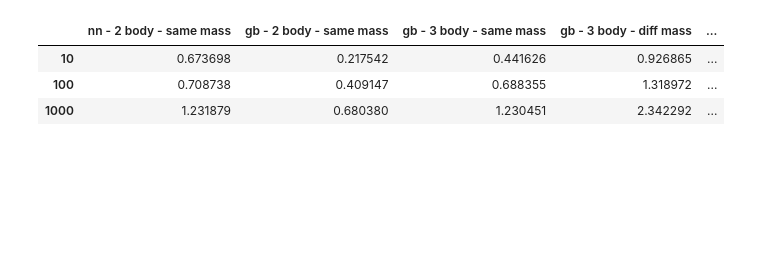
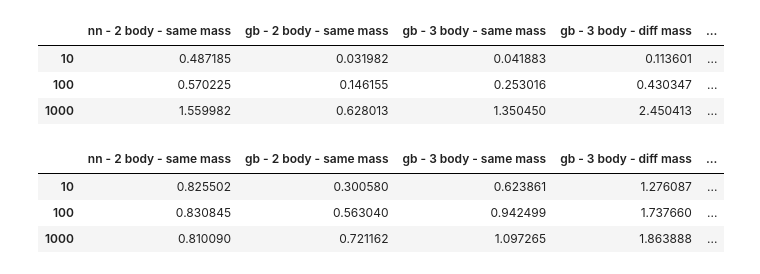
Before and after one commit to redwin21/n-body-problem, a Jupyter notebook: images/model_performance_plot.ipynb, the cells around one changed output. Saved outputs shown, nothing was run; the diff lists cells and outputs as text; code cells hidden in the pictures; blank space fills up the shorter version.

```diff
--- a/images/model_performance_plot.ipynb
+++ b/images/model_performance_plot.ipynb
@@ -7,20 +7,37 @@ plt.style.use("ggplot")
 %matplotlib inline
 # %%
-data = {
-    'nn - 2 body - same mass': [0.6736981971991173, 0.7087378867937281, 1.2318787586011237],
-    'gb - 2 body - same mass': [0.21754216531914175, 0.4091465745889179, 0.6803796973228321],
-    'gb - 3 body - same mass': [0.44162589578527767, 0.6883552137643727, 1.23045057770961],
-    'gb - 3 body - diff mass': [0.926865444562274, 1.3189722859293307, 2.342292422475718],
-    'gb - 2 body - same mass - optimized': [0.1913612485318298, 0.29361707364365747, 0.4883447101193441],
-    'gb - 3 body - same mass - optimized': [0.3897947428618282, 0.6238479959027179, 1.1146176036254605],
+r = {
+    'nn - 2 body - same mass': [0.48718450329195334, 0.5702250433965922, 1.5599819009454432],
+    'gb - 2 body - same mass': [0.03198208649896947, 0.14615514408441144, 0.6280126451762782],
+    'gb - 3 body - same mass': [0.04188334984284575, 0.2530156393751767, 1.3504504465683127],
+    'gb - 3 body - diff mass': [0.1136007140203839, 0.43034650674835967, 2.450412875215651],
+    'gb - 2 body - same mass - optimized': [0.004881923709180418, 0.04299154917672209, 0.282050401885859],
+    'gb - 3 body - same mass - optimized': [0.015277748587549976, 0.12463087650801724, 0.8064529040568457],
 }
 
-df = pd.DataFrame(data, index=['10','100','1000'])
+v = {
+    'nn - 2 body - same mass': [0.8255023558412633, 0.8308453961088554, 0.8100902337759422],
+    'gb - 2 body - same mass': [0.300579637723342, 0.5630396941670982, 0.7211615388886904],
+    'gb - 3 body - same mass': [0.6238610056241741, 0.9424990659730773, 1.097264555619048],
+    'gb - 3 body - diff mass': [1.2760871537216776, 1.7376604816844348, 1.8638876745654425],
+    'gb - 2 body - same mass - optimized': [0.1391346778969551, 0.25087248665547307, 0.39859631241614507],
+    'gb - 3 body - same mass - optimized': [0.301126330393731, 0.6065069271284586, 0.765203535878554],
+}
+
+r_df = pd.DataFrame(r, index=['10','100','1000'])
+v_df = pd.DataFrame(v, index=['10','100','1000'])
-# %%
-df
-# %% [output]
-|  | nn - 2 body - same mass | gb - 2 body - same mass | gb - 3 body - same mass | gb - 3 body - diff mass | ... |
-| 10 | 0.673698 | 0.217542 | 0.441626 | 0.926865 | ... |
-| 100 | 0.708738 | 0.409147 | 0.688355 | 1.318972 | ... |
-| 1000 | 1.231879 | 0.680380 | 1.230451 | 2.342292 | ... |
+# %%
+r_df
+# %% [output]
+|  | nn - 2 body - same mass | gb - 2 body - same mass | gb - 3 body - same mass | gb - 3 body - diff mass | ... |
+| 10 | 0.487185 | 0.031982 | 0.041883 | 0.113601 | ... |
+| 100 | 0.570225 | 0.146155 | 0.253016 | 0.430347 | ... |
+| 1000 | 1.559982 | 0.628013 | 1.350450 | 2.450413 | ... |
+# %%
+v_df
+# %% [output]
+|  | nn - 2 body - same mass | gb - 2 body - same mass | gb - 3 body - same mass | gb - 3 body - diff mass | ... |
+| 10 | 0.825502 | 0.300580 | 0.623861 | 1.276087 | ... |
+| 100 | 0.830845 | 0.563040 | 0.942499 | 1.737660 | ... |
+| 1000 | 0.810090 | 0.721162 | 1.097265 | 1.863888 | ... |
 # %%
```
Also changed, not shown: parts of 2 cells of this notebook, 4 other files.
